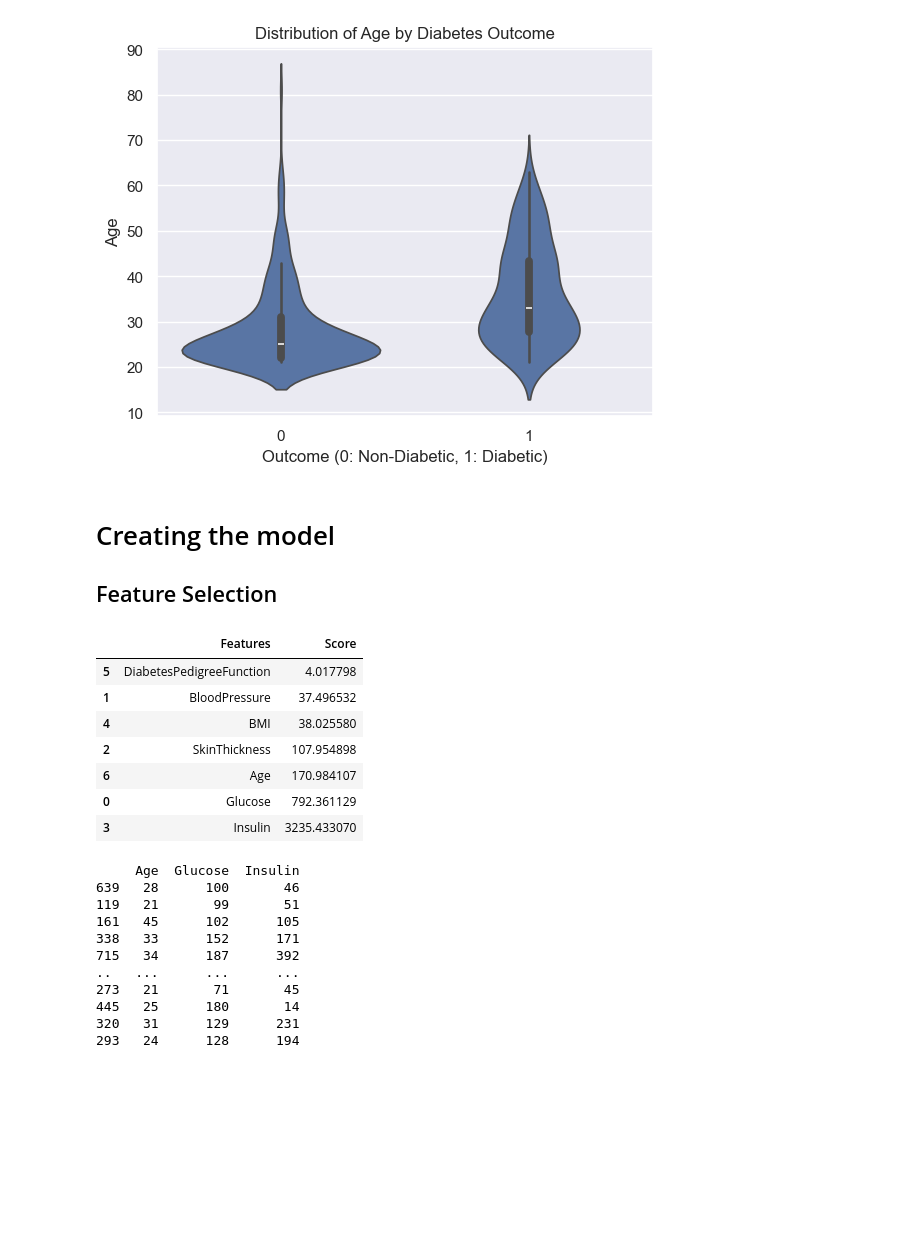
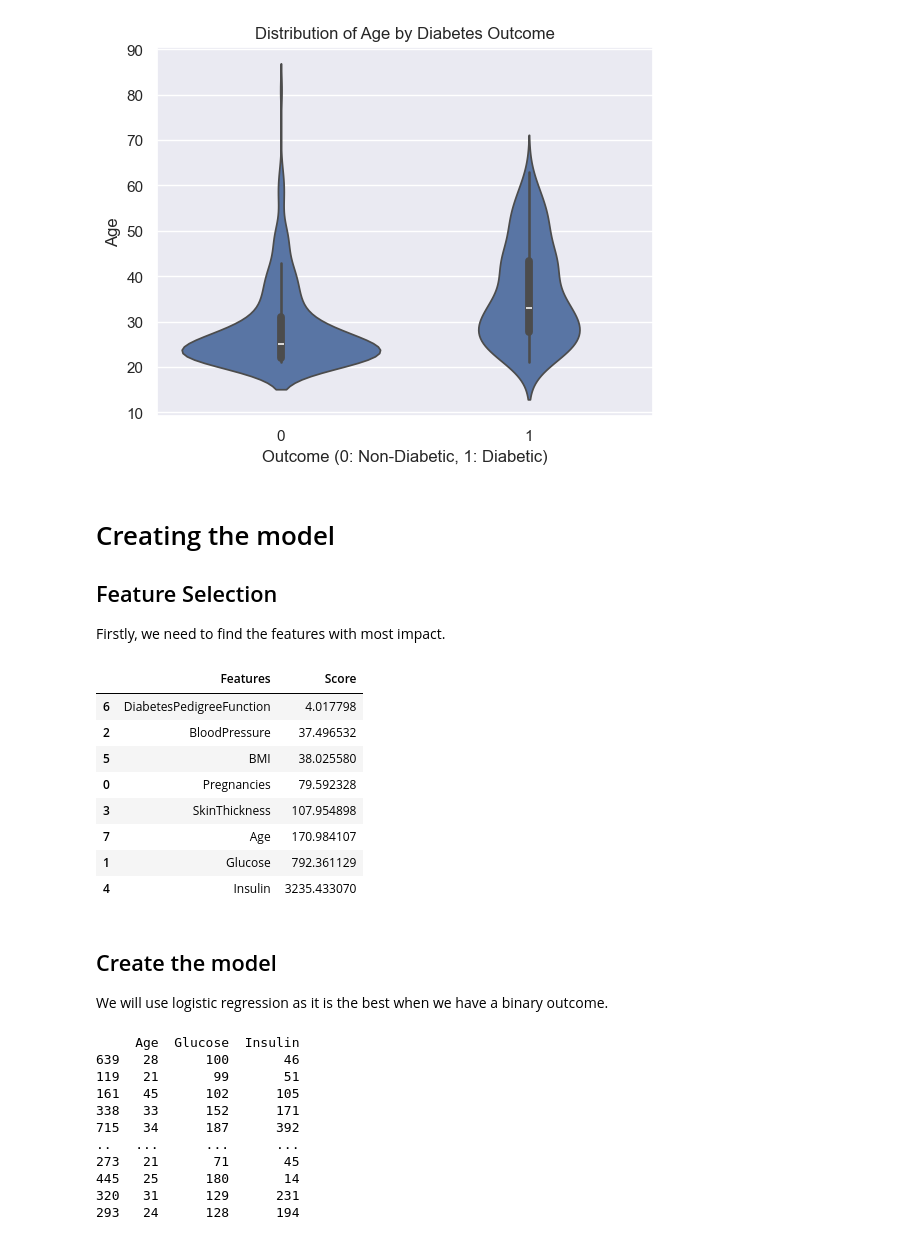
Before and after one commit to ooctavian/sigmoid_test, a Jupyter notebook: main.ipynb, the cells around one changed output. Cells and saved outputs as stored; diff of their text form; code cells hidden in the pictures; blank space fills up the shorter version.

```diff
--- a/main.ipynb
+++ b/main.ipynb
@@ -125,9 +122,9 @@ data.drop_duplicates(subset=None, keep='first', inplace=True, ignore_index=False
 data = data[data["BMI"]!=0]
 data = data[data["SkinThickness"]!=0]
 data = data[data["BloodPressure"]!=0]
+
 # It's mostly unlikely in real word for someone to have glucose and insulin -  0
-data = data[data["Glucose"]!=0]
-data = data[data["Insulin"]!=0]
+data = data[(data["Glucose"]!=0) & (data["Insulin"]!=0)]
 # %% [markdown]
 Final dataset size:
 # %%
@@ -169,31 +168,36 @@ plt.show()
 # %% [markdown]
 # Creating the model
 ## Feature Selection
+Firstly, we need to find the features with most impact.
 # %%
-# X - our features(Age, BMI, BloodThickness etc) and Y is Outcome
-X= data.iloc[:,1:8]
-Y= data.iloc[:,-1]
+# X - our features (Age, BMI, BloodThickness etc.) and Y is Outcome
+X = data.iloc[:,0:8]
+Y = data.iloc[:,-1]
 
 # Selecting best 3 features
-best_features= SelectKBest(score_func=chi2, k=3)
-fit= best_features.fit(X,Y)
+best_features = SelectKBest(score_func=chi2, k=8)
+fit = best_features.fit(X,Y)
 
 # Creating a data frame for visual representation
-df_scores= pd.DataFrame(fit.scores_)
-df_columns= pd.DataFrame(X.columns)
+df_scores = pd.DataFrame(fit.scores_)
+df_columns = pd.DataFrame(X.columns)
 
-features_scores= pd.concat([df_columns, df_scores], axis=1)
-features_scores.columns= ['Features', 'Score']
+features_scores = pd.concat([df_columns, df_scores], axis=1)
+features_scores.columns = ['Features', 'Score']
 features_scores.sort_values(by = 'Score')
 # %% [output]
 |  | Features | Score |
-| 5 | DiabetesPedigreeFunction | 4.017798 |
-| 1 | BloodPressure | 37.496532 |
-| 4 | BMI | 38.025580 |
-| 2 | SkinThickness | 107.954898 |
-| 6 | Age | 170.984107 |
-| 0 | Glucose | 792.361129 |
-| 3 | Insulin | 3235.433070 |
+| 6 | DiabetesPedigreeFunction | 4.017798 |
+| 2 | BloodPressure | 37.496532 |
+| 5 | BMI | 38.025580 |
+| 0 | Pregnancies | 79.592328 |
+| 3 | SkinThickness | 107.954898 |
+| 7 | Age | 170.984107 |
+| 1 | Glucose | 792.361129 |
+| 4 | Insulin | 3235.433070 |
+# %% [markdown]
+## Create the model
+We will use logistic regression as it is the best when we have a binary outcome.
 # %%
 X=data[["Age", "Glucose", "Insulin"]]
 Y=data["Outcome"]
```
Also changed, not shown: parts of 9 cells of this notebook.
